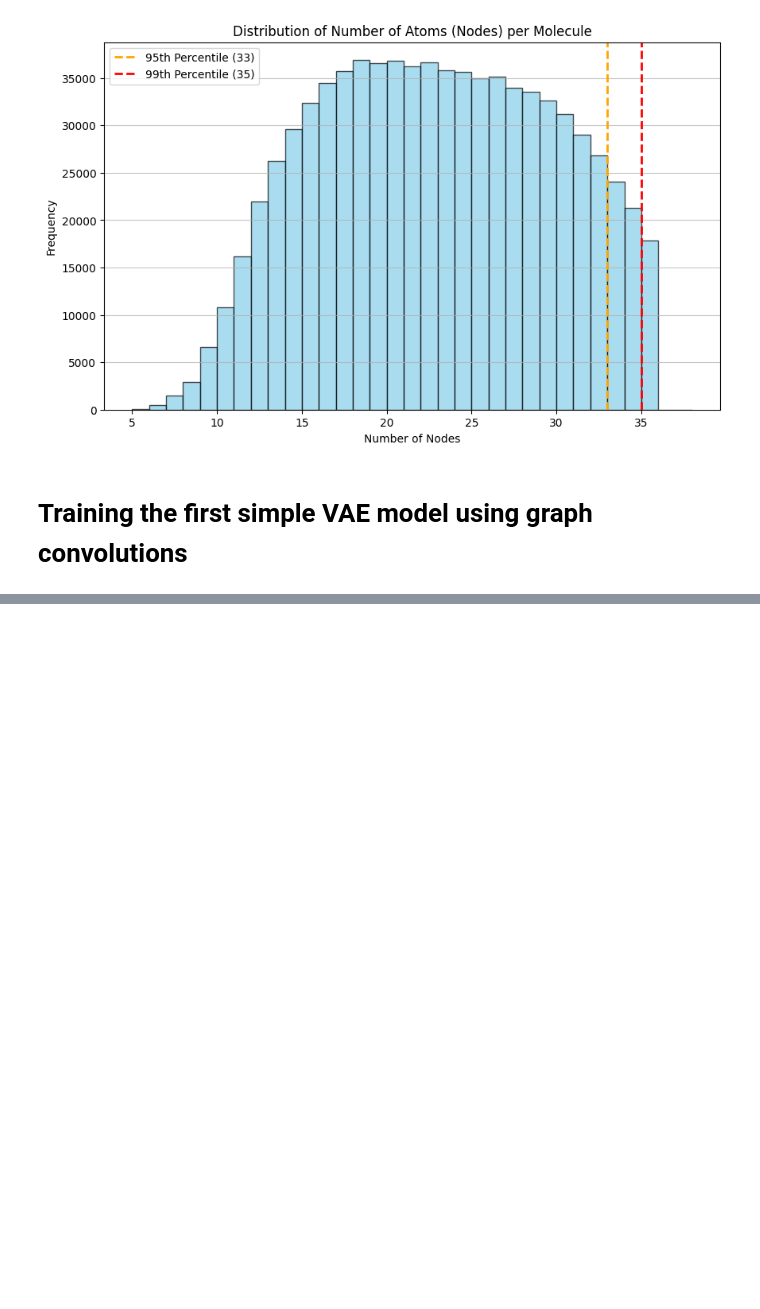
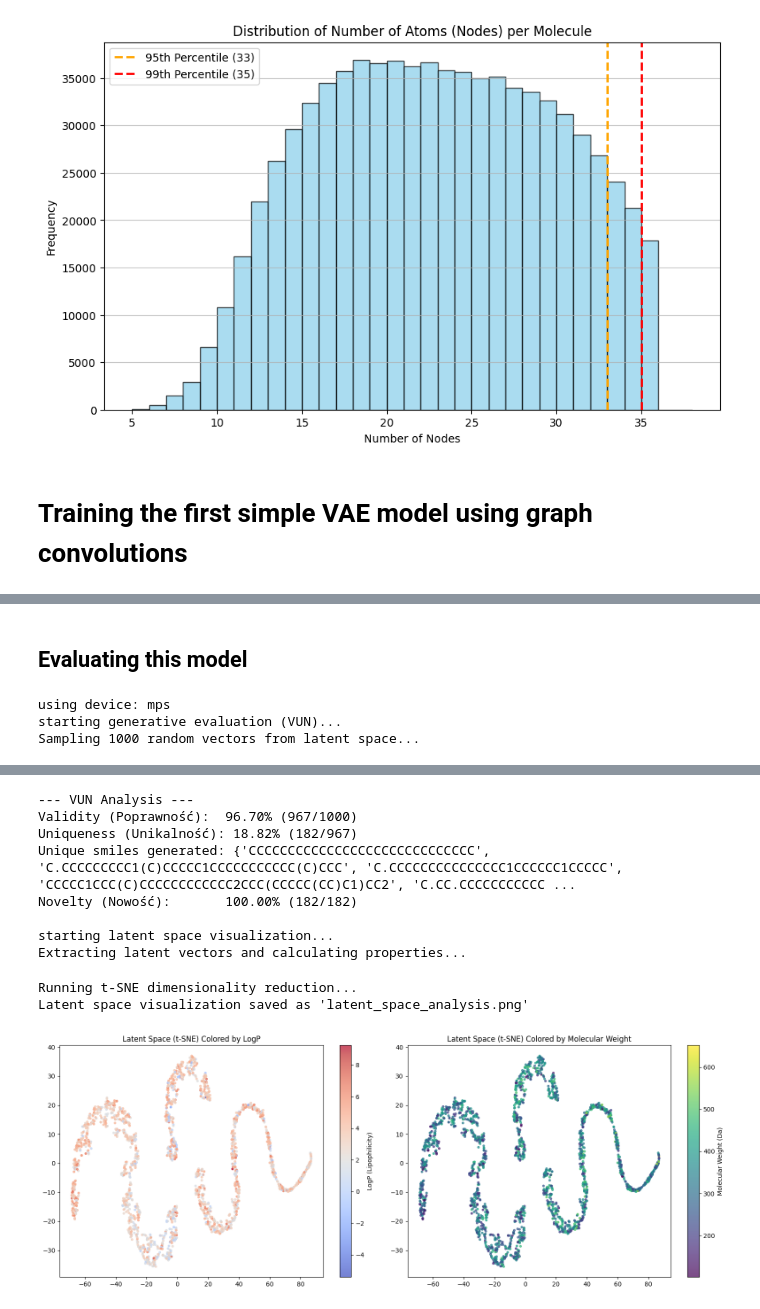
Before and after one commit to JanAndrzejewski050/Graph-Latent-Space, a Jupyter notebook: src/graph_latent.ipynb, the cells around one changed output, grey strips where cells are left out. Drawn from its saved outputs; the diff is of its cells as text; code cells hidden in the pictures; blank space fills up the shorter version.

Commit message:
first evaluation

```diff
--- a/src/graph_latent.ipynb
+++ b/src/graph_latent.ipynb
@@ -175,0 +172,48 @@ Epoch 050/050 | Train Loss: 0.0685 (Recon: 0.0685, KL: 0.0000) | Val Loss: 0.068
+# %% [markdown]
+## Evaluating this model
+# %%
+import torch
+import pandas as pd
+from torch_geometric.loader import DataLoader
+
+from train_model_gcn1 import GraphVAE
+from evaluate import GraphVAEEvaluator
+
+device = torch.device("mps" if torch.backends.mps.is_available() else "cpu")
+
+NODE_FEATURES = 1
+HIDDEN_DIM = 64
+LATENT_DIM = 128
+MAX_NODES = 37
+
+model = GraphVAE(NODE_FEATURES, HIDDEN_DIM, LATENT_DIM, MAX_NODES)
+
+model.load_state_dict(torch.load('model1_weights.pth', weights_only=True))
+
+model = model.to(device)
+model.eval()
+
+csv_path = '../data/raw/smiles_selfies_full.csv'
+df = pd.read_csv(csv_path)
+train_smiles_list = df['smiles'].tolist()
+
+test_dataset = torch.load('../data/subset/test.pt', weights_only=False)
+
+test_loader = DataLoader(test_dataset, batch_size=128, shuffle=False)
+
+evaluator = GraphVAEEvaluator(
+    model=model,
+    device=device,
+    max_nodes=MAX_NODES,
+    train_smiles_list=train_smiles_list
+)
+
+print("starting generative evaluation (VUN)...")
+validity, uniqueness, novelty = evaluator.evaluate_vun(num_samples=1000)
+
+print("\nstarting latent space visualization...")
+evaluator.visualize_latent_space(test_loader)
+# %% [output]
+using device: mps
+starting generative evaluation (VUN)...
+Sampling 1000 random vectors from latent space...
@@ -175,0 +237,11 @@ Epoch 050/050 | Train Loss: 0.0685 (Recon: 0.0685, KL: 0.0000) | Val Loss: 0.068
+--- VUN Analysis ---
+Validity (Poprawność):  96.70% (967/1000)
+Uniqueness (Unikalność): 18.82% (182/967)
+Unique smiles generated: {'CCCCCCCCCCCCCCCCCCCCCCCCCCCCC', 'C.CCCCCCCCC1(C)CCCCC1CCCCCCCCCCC(C)CCC', 'C.CCCCCCCCCCCCCCC1CCCCCC1CCCCC', 'CCCCC1CCC(C)CCCCCCCCCCCC2CCC(CCCCC(CC)C1)CC2', 'C.CC.CCCCCCCCCCC ...
+Novelty (Nowość):       100.00% (182/182)
+
+starting latent space visualization...
+Extracting latent vectors and calculating properties...
+Running t-SNE dimensionality reduction...
+Latent space visualization saved as 'latent_space_analysis.png'
+[figure, added]
```
Also changed, not shown: parts of 2 cells of this notebook, 6 other files.
